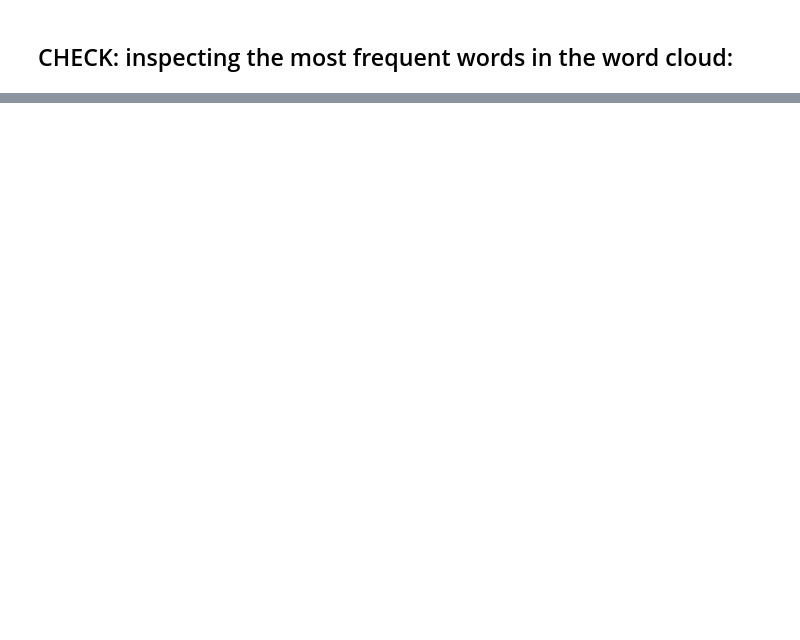
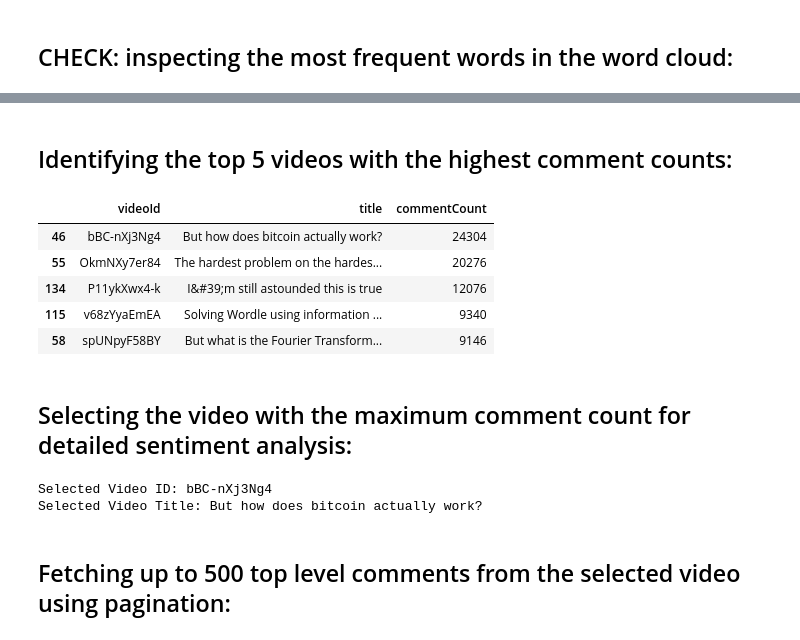
Before and after one commit to ajinikhil/Big_Data_Final_Project, a Jupyter notebook: analysis.ipynb, the cells around one changed output, grey strips where cells are left out. Drawn from its saved outputs; the diff is of its cells as text; code cells hidden in the pictures; blank space fills up the shorter version.

```diff
--- a/analysis.ipynb
+++ b/analysis.ipynb
@@ -273,0 +400,28 @@ plt.show()
+# %% [markdown]
+## Identifying the top 5 videos with the highest comment counts:
+# %%
+top_5_videos = df.sort_values("commentCount", ascending=False)[
+    ["videoId", "title", "commentCount"]
+].head(5)
+
+top_5_videos
+# %% [output]
+|  | videoId | title | commentCount |
+| 46 | bBC-nXj3Ng4 | But how does bitcoin actually work? | 24304 |
+| 55 | OkmNXy7er84 | The hardest problem on the hardes... | 20276 |
+| 134 | P11ykXwx4-k | I&#39;m still astounded this is true | 12076 |
+| 115 | v68zYyaEmEA | Solving Wordle using information ... | 9340 |
+| 58 | spUNpyF58BY | But what is the Fourier Transform... | 9146 |
+# %% [markdown]
+## Selecting the video with the maximum comment count for detailed sentiment analysis:
+# %%
+selected_video_id = top_5_videos.iloc[0]["videoId"]
+selected_video_title = top_5_videos.iloc[0]["title"]
+
+print("Selected Video ID:", selected_video_id)
+print("Selected Video Title:", selected_video_title)
+# %% [output]
+Selected Video ID: bBC-nXj3Ng4
+Selected Video Title: But how does bitcoin actually work?
+# %% [markdown]
+## Fetching up to 500 top level comments from the selected video using pagination:
```
Also changed, not shown: parts of 34 cells of this notebook.
